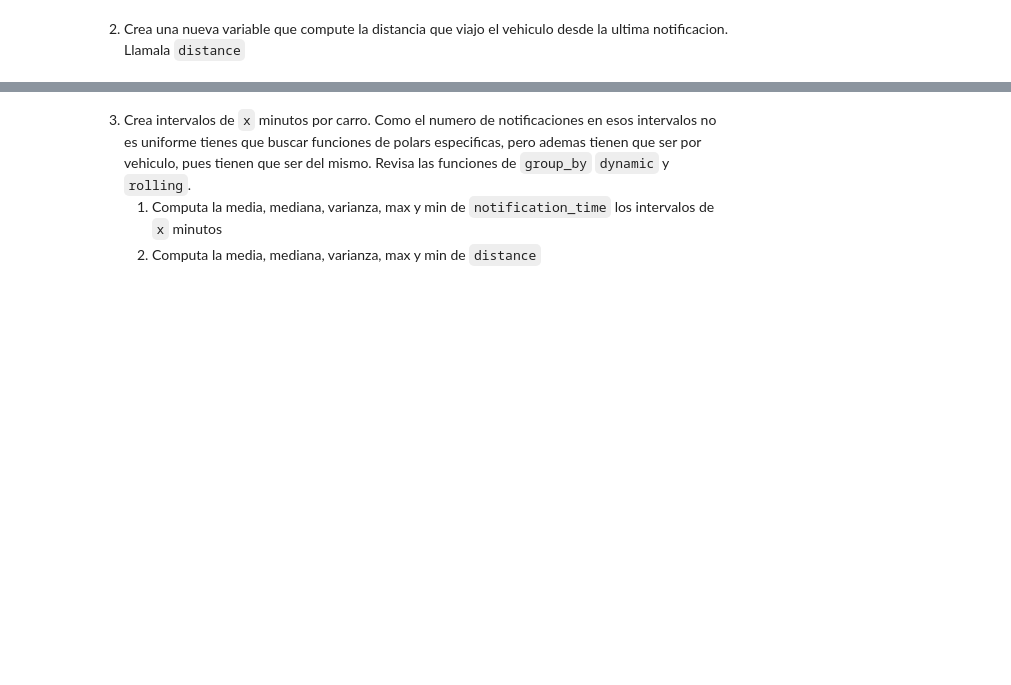
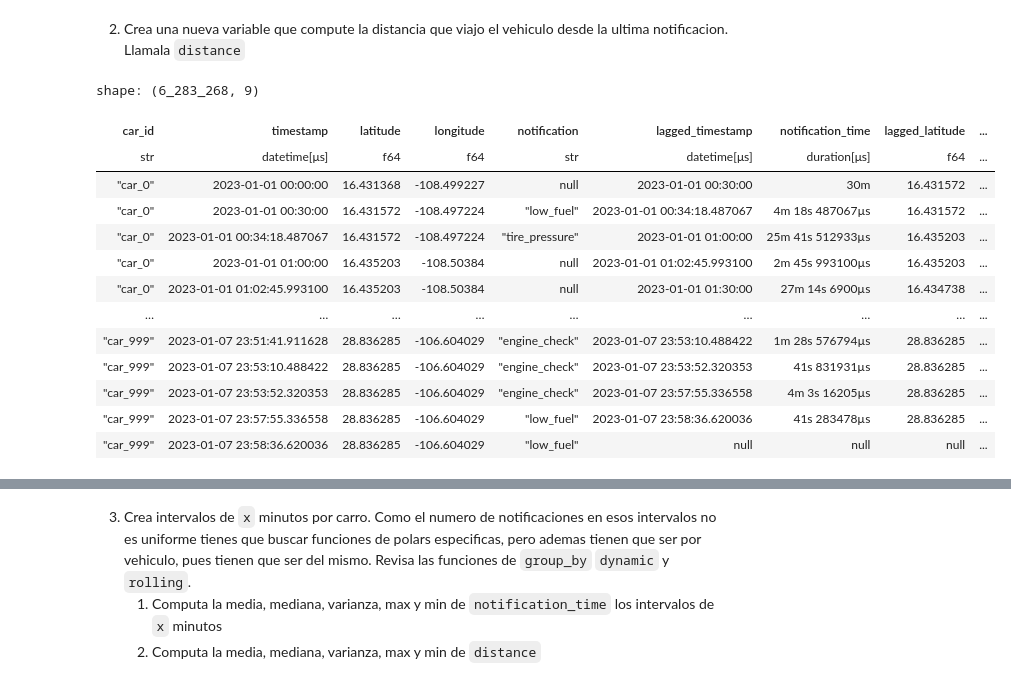
Before and after one commit to sonder-art/fdd_p24, a Jupyter notebook: tareas/9019_mmm/polars/05_polars_ts.ipynb, the cells around one changed output, grey strips where cells are left out. Cells and saved outputs as stored; diff of their text form; code cells hidden in the pictures; blank space fills up the shorter version.

```diff
--- a/tareas/9019_mmm/polars/05_polars_ts.ipynb
+++ b/tareas/9019_mmm/polars/05_polars_ts.ipynb
@@ -148,7 +145,6 @@ Existen varias formas de hacer esto, puedes hacerlo con `group_by` primero para
 # %% [markdown]
 1. Crea una nueva variable que compute la diferencia de tiempo entre notificaciones del mismo vehiculo. Piensa como lo vas a hacer. Llama a esta variable `notification_time`
 # %%
-data=data.sort('car_id', 'timestamp')
-data=data.group_by("car_id", maintain_order=True).agg(pl.all(),pl.col('timestamp').shift(-1).alias('lagged_timestamp'))
-data=data.with_columns(pl.col('lagged_timestamp')-pl.col('timestamp').alias('notification_time'))
-data.collect()
+data = data.sort(["car_id", "timestamp"])
+data=data.with_columns(pl.col("timestamp").shift(-1).alias("lagged_timestamp"))
+data=data.with_columns((pl.col("lagged_timestamp")-pl.col("timestamp")).alias("notification_time"))
@@ -161,0 +182,20 @@ SORT BY [col("car_id"), col("timestamp")]
+# %%
+df_calc_distancia = data.group_by("car_id", maintain_order=True).agg(pl.all(), pl.col("latitude").shift(-1).alias("lagged_latitude"), pl.col("longitude").shift(-1).alias("lagged_longitude"))
+data_columnas= [col for col in df_calc_distancia.columns if col != 'car_id']
+df_calc_distancia = df_calc_distancia.explode(data_columnas)
+df_calc_distancia.collect()
+# %% [output]
+shape: (6_283_268, 9)
+| car_id | timestamp | latitude | longitude | notification | lagged_timestamp | notification_time | lagged_latitude | ... |
+| str | datetime[μs] | f64 | f64 | str | datetime[μs] | duration[μs] | f64 | ... |
+| "car_0" | 2023-01-01 00:00:00 | 16.431368 | -108.499227 | null | 2023-01-01 00:30:00 | 30m | 16.431572 | ... |
+| "car_0" | 2023-01-01 00:30:00 | 16.431572 | -108.497224 | "low_fuel" | 2023-01-01 00:34:18.487067 | 4m 18s 487067µs | 16.431572 | ... |
+| "car_0" | 2023-01-01 00:34:18.487067 | 16.431572 | -108.497224 | "tire_pressure" | 2023-01-01 01:00:00 | 25m 41s 512933µs | 16.435203 | ... |
+| "car_0" | 2023-01-01 01:00:00 | 16.435203 | -108.50384 | null | 2023-01-01 01:02:45.993100 | 2m 45s 993100µs | 16.435203 | ... |
+| "car_0" | 2023-01-01 01:02:45.993100 | 16.435203 | -108.50384 | null | 2023-01-01 01:30:00 | 27m 14s 6900µs | 16.434738 | ... |
+| … | … | … | … | … | … | … | … | ... |
+| "car_999" | 2023-01-07 23:51:41.911628 | 28.836285 | -106.604029 | "engine_check" | 2023-01-07 23:53:10.488422 | 1m 28s 576794µs | 28.836285 | ... |
+| "car_999" | 2023-01-07 23:53:10.488422 | 28.836285 | -106.604029 | "engine_check" | 2023-01-07 23:53:52.320353 | 41s 831931µs | 28.836285 | ... |
+| "car_999" | 2023-01-07 23:53:52.320353 | 28.836285 | -106.604029 | "engine_check" | 2023-01-07 23:57:55.336558 | 4m 3s 16205µs | 28.836285 | ... |
+| "car_999" | 2023-01-07 23:57:55.336558 | 28.836285 | -106.604029 | "low_fuel" | 2023-01-07 23:58:36.620036 | 41s 283478µs | 28.836285 | ... |
+| "car_999" | 2023-01-07 23:58:36.620036 | 28.836285 | -106.604029 | "low_fuel" | null | null | null | ... |
```
Also changed, not shown: parts of 13 cells of this notebook.
